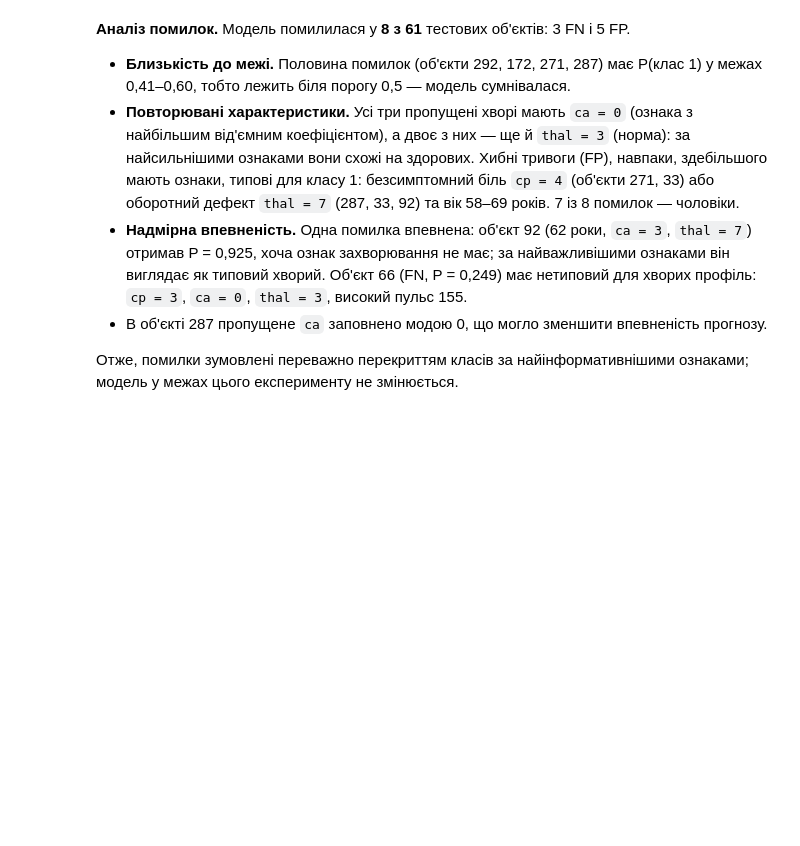
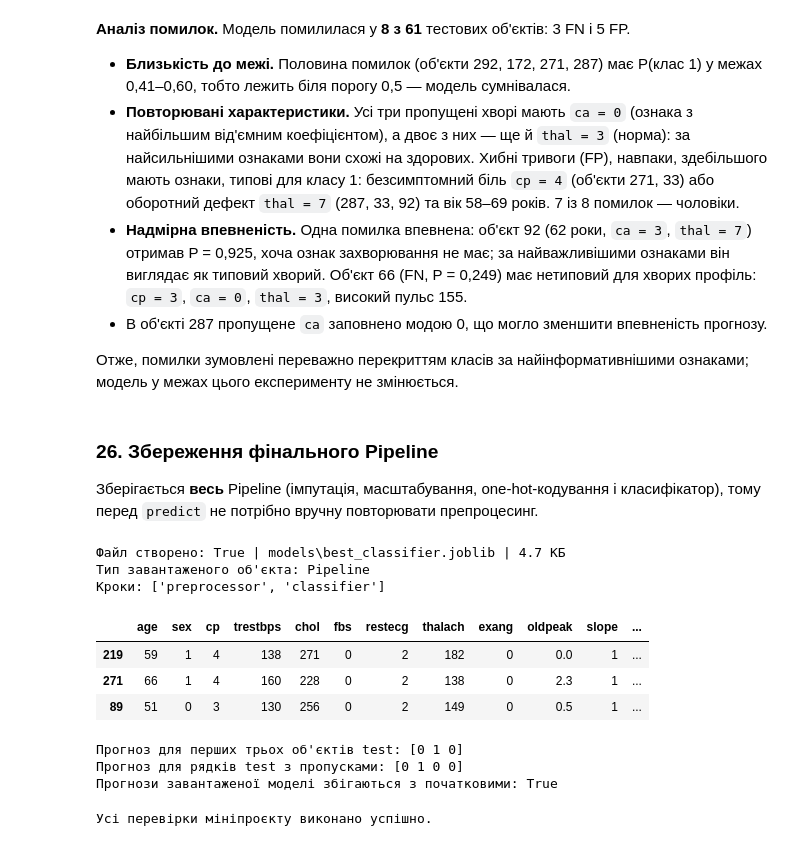
Before and after one commit to SDV284/pattern-recognition-practice, a Jupyter notebook: classification-mini-project/notebooks/PR04_Sviatishenko_D.ipynb, the cells around one changed output. Saved outputs shown, nothing was run; the diff lists cells and outputs as text; code cells hidden in the pictures; blank space fills up the shorter version.

Commit message:
Saved final classification pipeline

```diff
--- a/classification-mini-project/notebooks/PR04_Sviatishenko_D.ipynb
+++ b/classification-mini-project/notebooks/PR04_Sviatishenko_D.ipynb
@@ -1710,3 +1710,50 @@ display(correct.groupby("target")[["cp", "exang", "thal"]].agg(lambda s: s.mode(
 
 Отже, помилки зумовлені переважно перекриттям класів за найінформативнішими ознаками; модель
 у межах цього експерименту не змінюється.
+# %% [markdown]
+### 26. Збереження фінального Pipeline
+
+Зберігається **весь** Pipeline (імпутація, масштабування, one-hot-кодування і класифікатор),
+тому перед `predict` не потрібно вручну повторювати препроцесинг.
+# %%
+joblib.dump(final_pipeline, MODEL_PATH)
+print("Файл створено:", MODEL_PATH.exists(), "|", MODEL_PATH.relative_to(PROJECT_DIR),
+      f"| {MODEL_PATH.stat().st_size / 1024:.1f} КБ")
+
+loaded_pipeline = joblib.load(MODEL_PATH)
+print("Тип завантаженого об'єкта:", type(loaded_pipeline).__name__)
+print("Кроки:", list(loaded_pipeline.named_steps))
+
+# сирі рядки test, зокрема з пропусками, — без ручного масштабування чи кодування
+check_rows = X_test.head(3)
+display(check_rows)
+check_prediction = loaded_pipeline.predict(check_rows)
+print("Прогноз для перших трьох об'єктів test:", check_prediction)
+
+rows_with_missing = X_test[X_test.isna().any(axis=1)]
+print("Прогноз для рядків test з пропусками:", loaded_pipeline.predict(rows_with_missing))
+print("Прогнози завантаженої моделі збігаються з початковими:",
+      bool(np.array_equal(loaded_pipeline.predict(X_test), test_predictions)))
+# %% [output]
+Файл створено: True | models\best_classifier.joblib | 4.7 КБ
+Тип завантаженого об'єкта: Pipeline
+Кроки: ['preprocessor', 'classifier']
+|  | age | sex | cp | trestbps | chol | fbs | restecg | thalach | exang | oldpeak | slope | ... |
+| 219 | 59 | 1 | 4 | 138 | 271 | 0 | 2 | 182 | 0 | 0.0 | 1 | ... |
+| 271 | 66 | 1 | 4 | 160 | 228 | 0 | 2 | 138 | 0 | 2.3 | 1 | ... |
+| 89 | 51 | 0 | 3 | 130 | 256 | 0 | 2 | 149 | 0 | 0.5 | 1 | ... |
+Прогноз для перших трьох об'єктів test: [0 1 0]
+Прогноз для рядків test з пропусками: [0 1 0 0]
+Прогнози завантаженої моделі збігаються з початковими: True
+# %%
+# Підсумкова автоматична перевірка мініпроєкту
+assert len(X_train) == 242 and len(X_test) == 61
+assert CV_COMPARISON_PATH.exists() and TEST_METRICS_PATH.exists() and MODEL_PATH.exists()
+assert not any(c.startswith("test") for c in pd.read_csv(CV_COMPARISON_PATH).columns)
+assert len(pd.read_csv(TEST_METRICS_PATH)) == 1, "test-метрики лише для однієї моделі"
+assert isinstance(loaded_pipeline, Pipeline)
+assert "preprocessor" in loaded_pipeline.named_steps
+assert np.array_equal(loaded_pipeline.predict(X_test), test_predictions)
+print("Усі перевірки мініпроєкту виконано успішно.")
+# %% [output]
+Усі перевірки мініпроєкту виконано успішно.
```
Also changed, not shown: parts of 3 cells of this notebook, 5 other files.
